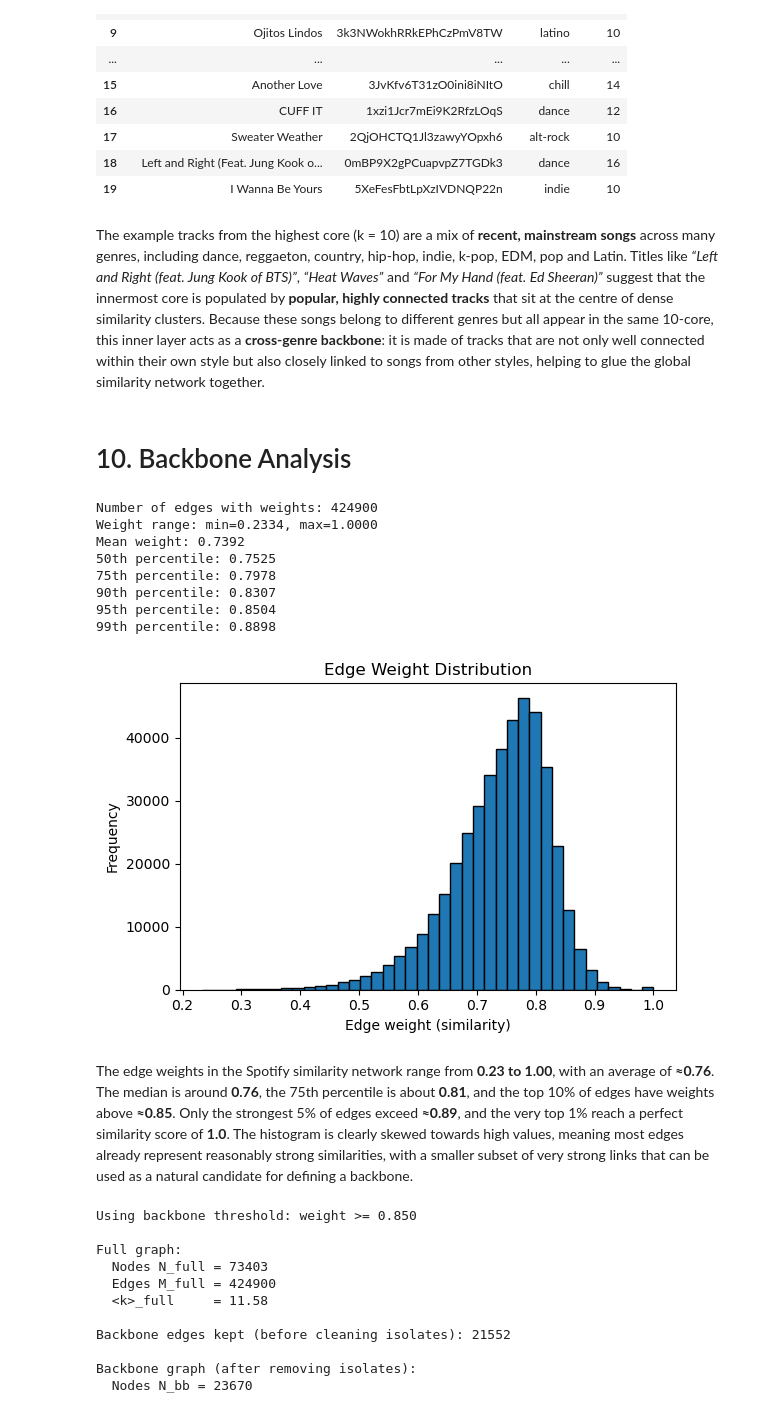
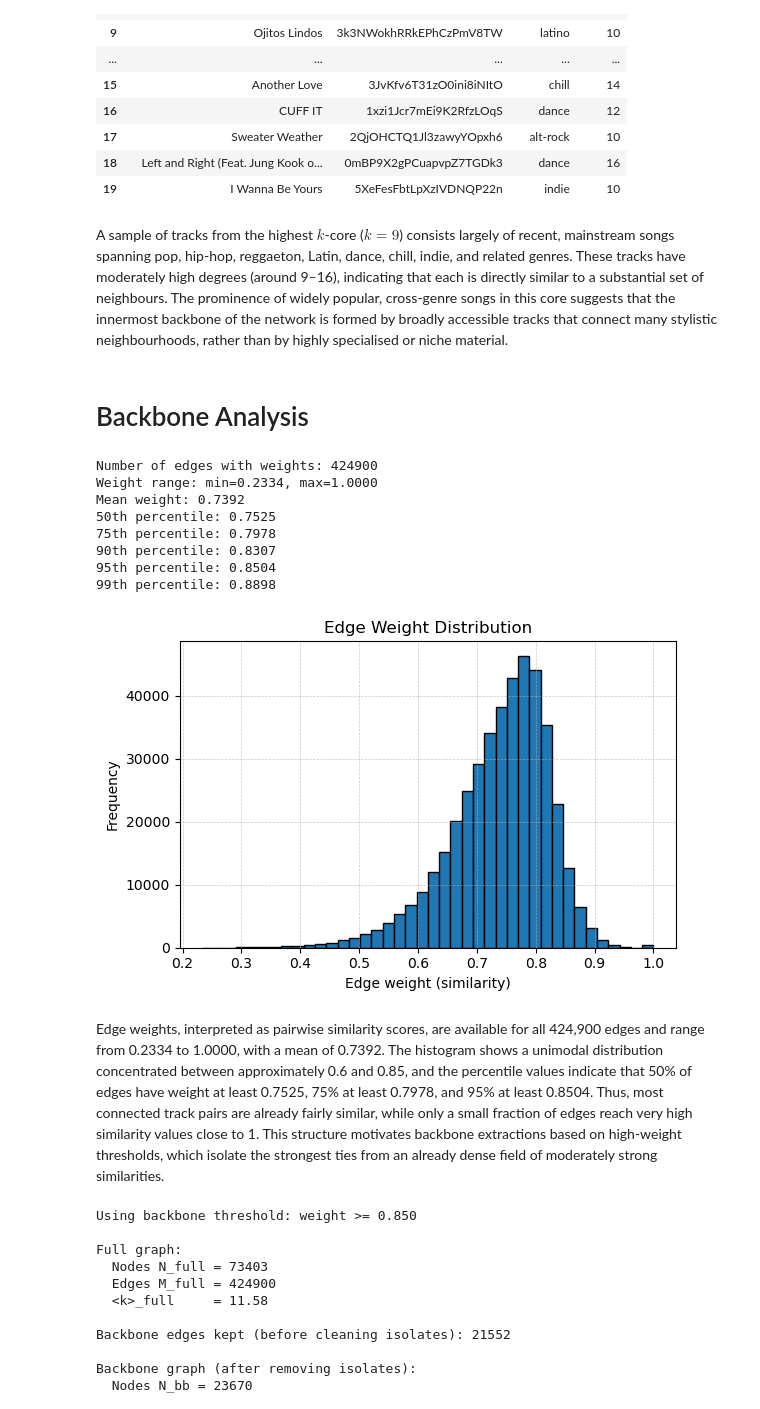
Before and after one commit to adamajane/social-graphs-and-interactions-02805-assignments, a Jupyter notebook: final_project/2_network_analysis.ipynb, the cells around one changed output. Saved outputs shown, nothing was run; the diff lists cells and outputs as text; code cells hidden in the pictures.

```diff
--- a/final_project/2_network_analysis.ipynb
+++ b/final_project/2_network_analysis.ipynb
@@ -882,61 +815,47 @@ Example nodes from highest k-core (with names):
 | 18 | Left and Right (Feat. Jung Kook o... | 0mBP9X2gPCuapvpZ7TGDk3 | dance | 16 |
 | 19 | I Wanna Be Yours | 5XeFesFbtLpXzIVDNQP22n | indie | 10 |
 # %% [markdown]
-The example tracks from the highest core (k = 10) are a mix of **recent,
-mainstream songs** across many genres, including dance, reggaeton, country,
-hip-hop, indie, k-pop, EDM, pop and Latin. Titles like *“Left and Right
-(feat. Jung Kook of BTS)”*, *“Heat Waves”* and *“For My Hand (feat. Ed Sheeran)”*
-suggest that the innermost core is populated by **popular, highly connected
-tracks** that sit at the centre of dense similarity clusters. Because these
-songs belong to different genres but all appear in the same 10-core, this inner
-layer acts as a **cross-genre backbone**: it is made of tracks that are not
-only well connected within their own style but also closely linked to songs
-from other styles, helping to glue the global similarity network together.
+A sample of tracks from the highest $k$-core ($k = 9$) consists largely of recent, mainstream songs spanning pop, hip-hop, reggaeton, Latin, dance, chill, indie, and related genres. These tracks have moderately high degrees (around 9–16), indicating that each is directly similar to a substantial set of neighbours. The prominence of widely popular, cross-genre songs in this core suggests that the innermost backbone of the network is formed by broadly accessible tracks that connect many stylistic neighbourhoods, rather than by highly specialised or niche material.
 # %% [markdown]
-# 10. Backbone Analysis
+# Backbone Analysis
 # %%
 # WEIGHT-BASED BACKBONE
 G_w = G_gc_simple
 
 # Collect all edge weights
 weights = [data.get("weight", 1.0) for _, _, data in G_w.edges(data=True)]
 weights = np.array(weights)
 
 print(f"Number of edges with weights: {len(weights)}")
 print(f"Weight range: min={weights.min():.4f}, max={weights.max():.4f}")
 print(f"Mean weight: {weights.mean():.4f}")
 
 # Some useful percentiles
 for q in [50, 75, 90, 95, 99]:
     print(f"{q}th percentile: {np.percentile(weights, q):.4f}")
 
 # Quick histogram
 plt.figure(figsize=(6,4))
 plt.hist(weights, bins=40, edgecolor="black")
 plt.xlabel("Edge weight (similarity)")
 plt.ylabel("Frequency")
 plt.title("Edge Weight Distribution")
+plt.grid(True, axis="y", linestyle="--", linewidth=0.5, alpha=0.7)
+plt.grid(True, axis="x", linestyle="--", linewidth=0.5, alpha=0.7)
 plt.tight_layout()
 plt.show()
 # %% [output]
 Number of edges with weights: 424900
 Weight range: min=0.2334, max=1.0000
 Mean weight: 0.7392
 50th percentile: 0.7525
 75th percentile: 0.7978
 90th percentile: 0.8307
 95th percentile: 0.8504
 99th percentile: 0.8898
-[figure, old version]
+[figure, new version]
 # %% [markdown]
-The edge weights in the Spotify similarity network range from **0.23 to 1.00**,
-with an average of **≈0.76**. The median is around **0.76**, the 75th
-percentile is about **0.81**, and the top 10% of edges have weights above
-**≈0.85**. Only the strongest 5% of edges exceed **≈0.89**, and the very top
-1% reach a perfect similarity score of **1.0**. The histogram is clearly skewed
-towards high values, meaning most edges already represent reasonably strong
-similarities, with a smaller subset of very strong links that can be used as a
-natural candidate for defining a backbone.
+Edge weights, interpreted as pairwise similarity scores, are available for all 424,900 edges and range from 0.2334 to 1.0000, with a mean of 0.7392. The histogram shows a unimodal distribution concentrated between approximately 0.6 and 0.85, and the percentile values indicate that 50% of edges have weight at least 0.7525, 75% at least 0.7978, and 95% at least 0.8504. Thus, most connected track pairs are already fairly similar, while only a small fraction of edges reach very high similarity values close to 1. This structure motivates backbone extractions based on high-weight thresholds, which isolate the strongest ties from an already dense field of moderately strong similarities.
 # %%
 # WEIGHT-BASED BACKBONE
 G_full = G_gc_simple
```
Also changed, not shown: parts of 94 cells of this notebook.
